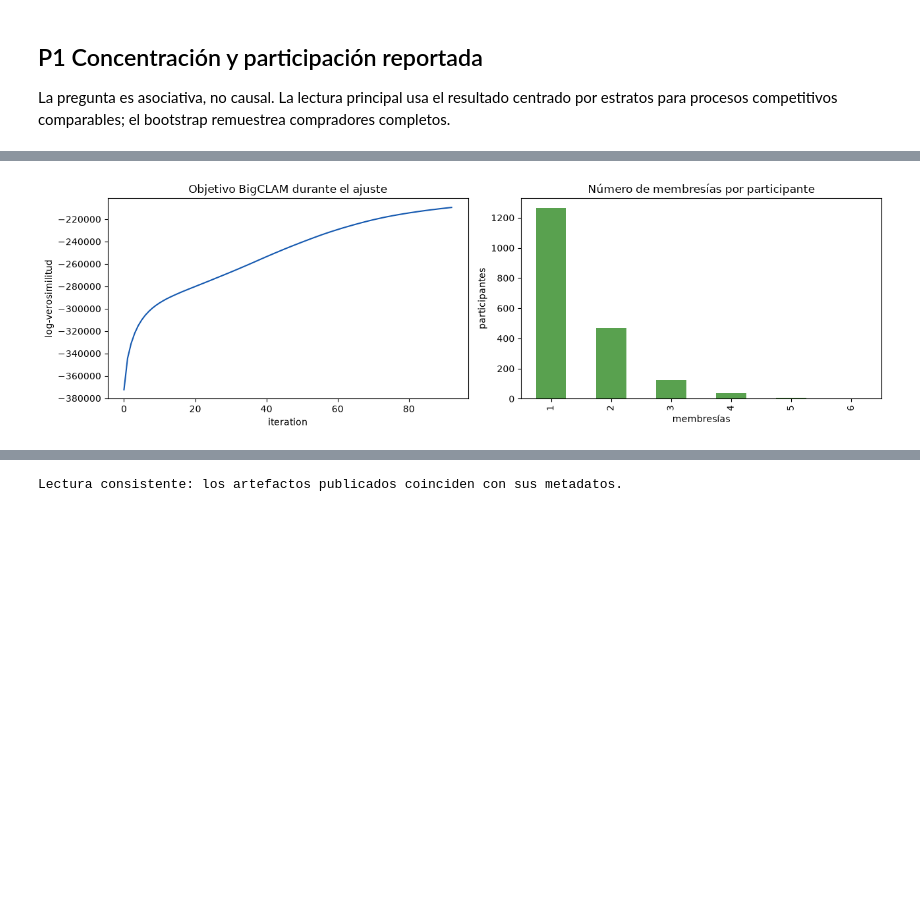
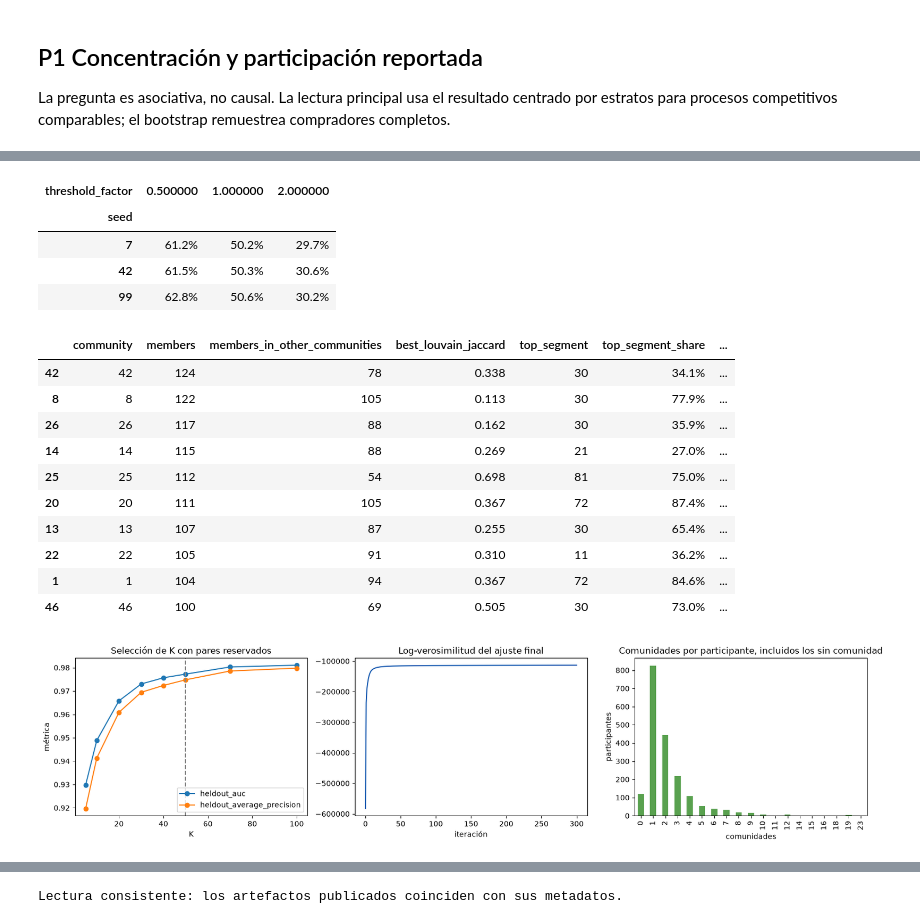
Before and after one commit to ronaldoFlores3552/ProyectoIntegracion2, a Jupyter notebook: notebooks/08_p1_p2_redes_y_comunidades.ipynb, the cells around one changed output, grey strips where cells are left out. Drawn from its saved outputs; the diff is of its cells as text; code cells hidden in the pictures; blank space fills up the shorter version.

```diff
--- a/notebooks/08_p1_p2_redes_y_comunidades.ipynb
+++ b/notebooks/08_p1_p2_redes_y_comunidades.ipynb
@@ -109,29 +146,45 @@ Puno fue fijado antes como subgrafo ejecutable para el nulo Curveball. BigCLAM s
 # %%
-null_dir = require_success(ROOT / 'artifacts/p2/null_puno')
-overlap_dir = require_success(ROOT / 'artifacts/p2/overlap_puno')
-null_summary = read_json(null_dir / 'summary.json')
-overlap = read_json(overlap_dir / 'metadata.json')
-memberships = pd.read_parquet(overlap_dir / 'memberships.parquet')
-comparison = pd.read_csv(overlap_dir / 'overlap_louvain_comparison.csv')
-optimization = pd.read_csv(overlap_dir / 'optimization_diagnostics.csv')
+null_summary = read_json(require_success(ROOT / 'artifacts/p2/null') / 'summary.json')
+null_r1 = read_json(require_success(ROOT / 'artifacts/p2/null_r1') / 'summary.json')
+bigclam_dir = require_success(ROOT / 'artifacts/p2/bigclam')
+bigclam = read_json(bigclam_dir / 'summary.json')
+selection = pd.read_csv(bigclam_dir / 'model_selection.csv')
+optimization = pd.read_csv(bigclam_dir / 'optimization_diagnostics.csv')
+affiliations = pd.read_parquet(bigclam_dir / 'affiliations.parquet')
+memberships = pd.read_parquet(bigclam_dir / 'memberships.parquet')
+communities = pd.read_csv(bigclam_dir / 'communities.csv')
+sensitivity = pd.read_csv(bigclam_dir / 'sensitivity.csv')
+
+display(pd.DataFrame([
+    {'resolución': summary['louvain_resolution'], 'réplicas': summary['replicates'],
+     'Q observada': summary['observed_modularity'], 'Q nulo media': summary['null_mean'],
+     'nulo p2,5': summary['null_percentile_2_5'], 'nulo p97,5': summary['null_percentile_97_5']}
+    for summary in (null_summary, null_r1)
+]).style.format('{:.3f}', subset=['Q observada', 'Q nulo media', 'nulo p2,5', 'nulo p97,5']))
 
 display(pd.DataFrame([{
-    'Puno Q observada': null_summary['observed_modularity'],
-    'Puno Q nulo media': null_summary['null_mean'],
-    'nodos BigCLAM': overlap['coverage']['nodes_in_projection'],
-    'aristas BigCLAM': overlap['coverage']['edges_in_projection'],
-    'miembros múltiples': overlap['coverage']['share_nodes_in_multiple_communities'],
-    'AUC de reconstrucción': overlap['diagnostics']['sampled_reconstruction_auc'],
-    'AP de reconstrucción': overlap['diagnostics']['sampled_reconstruction_average_precision'],
-}]).T.rename(columns={0: 'valor'}).style.format('{:.3f}'))
+    'nodos': bigclam['nodes'],
+    'aristas': bigclam['edges'],
+    'K elegido': bigclam['selected_communities'],
+    'AUC reservada': bigclam['selected_heldout_auc'],
+    'AP reservada': bigclam['selected_heldout_average_precision'],
+    'en dos o más comunidades': bigclam['share_nodes_overlapping'],
+    'sin comunidad': bigclam['share_nodes_without_community'],
+    'ajuste final convergió': bigclam['final_converged'],
+}]).T.rename(columns={0: 'valor'}))
 
-fig, axes = plt.subplots(1, 2, figsize=(13, 4))
-optimization.plot(x='iteration', y='objective', ax=axes[0], legend=False, color='#1559b0')
-axes[0].set(title='Objetivo BigCLAM durante el ajuste', ylabel='log-verosimilitud')
-memberships.groupby('participant_id').size().value_counts().sort_index().plot(
-    kind='bar', ax=axes[1], color='#59a14f'
-)
-axes[1].set(title='Número de membresías por participante', xlabel='membresías', ylabel='participantes')
+fig, axes = plt.subplots(1, 3, figsize=(16, 4))
+selection.plot(x='communities', y=['heldout_auc', 'heldout_average_precision'], marker='o', ax=axes[0])
+axes[0].axvline(bigclam['selected_communities'], color='#888888', linestyle='--')
+axes[0].set(title='Selección de K con pares reservados', xlabel='K', ylabel='métrica')
+optimization.plot(x='iteration', y='loglik', ax=axes[1], legend=False, color='#1559b0')
+axes[1].set(title='Log-verosimilitud del ajuste final', xlabel='iteración')
+affiliations.memberships.value_counts().sort_index().plot(kind='bar', ax=axes[2], color='#59a14f')
+axes[2].set(title='Comunidades por participante, incluidos los sin comunidad', xlabel='comunidades', ylabel='participantes')
 plt.tight_layout()
-display(comparison.style.format({'jaccard_with_dominant_louvain': '{:.3f}'}))
+
+display(sensitivity.pivot(index='seed', columns='threshold_factor', values='share_nodes_overlapping')
+        .style.format('{:.1%}').set_caption('Proporción en dos o más comunidades, por semilla y múltiplo del umbral'))
+display(communities.sort_values('members', ascending=False).head(10)
+        .style.format({'best_louvain_jaccard': '{:.3f}', 'top_segment_share': '{:.1%}', 'top_province_share': '{:.1%}'}))
 # %% [output]
@@ -155,4 +204,20 @@ display(comparison.style.format({'jaccard_with_dominant_louvain': '{:.3f}'}))
+| threshold_factor | 0.500000 | 1.000000 | 2.000000 |
+| seed |  |  |  |
+| 7 | 61.2% | 50.2% | 29.7% |
+| 42 | 61.5% | 50.3% | 30.6% |
+| 99 | 62.8% | 50.6% | 30.2% |
+|  | community | members | members_in_other_communities | best_louvain_jaccard | top_segment | top_segment_share | ... |
+| 42 | 42 | 124 | 78 | 0.338 | 30 | 34.1% | ... |
+| 8 | 8 | 122 | 105 | 0.113 | 30 | 77.9% | ... |
+| 26 | 26 | 117 | 88 | 0.162 | 30 | 35.9% | ... |
+| 14 | 14 | 115 | 88 | 0.269 | 21 | 27.0% | ... |
+| 25 | 25 | 112 | 54 | 0.698 | 81 | 75.0% | ... |
+| 20 | 20 | 111 | 105 | 0.367 | 72 | 87.4% | ... |
+| 13 | 13 | 107 | 87 | 0.255 | 30 | 65.4% | ... |
+| 22 | 22 | 105 | 91 | 0.310 | 11 | 36.2% | ... |
+| 1 | 1 | 104 | 94 | 0.367 | 72 | 84.6% | ... |
+| 46 | 46 | 100 | 69 | 0.505 | 30 | 73.0% | ... |
-[figure, old version]
+[figure, new version]
 # %% [markdown]
 ## Conclusión de Partes IV y V
 
```
Also changed, not shown: parts of 10 cells of this notebook, 6 other files.
